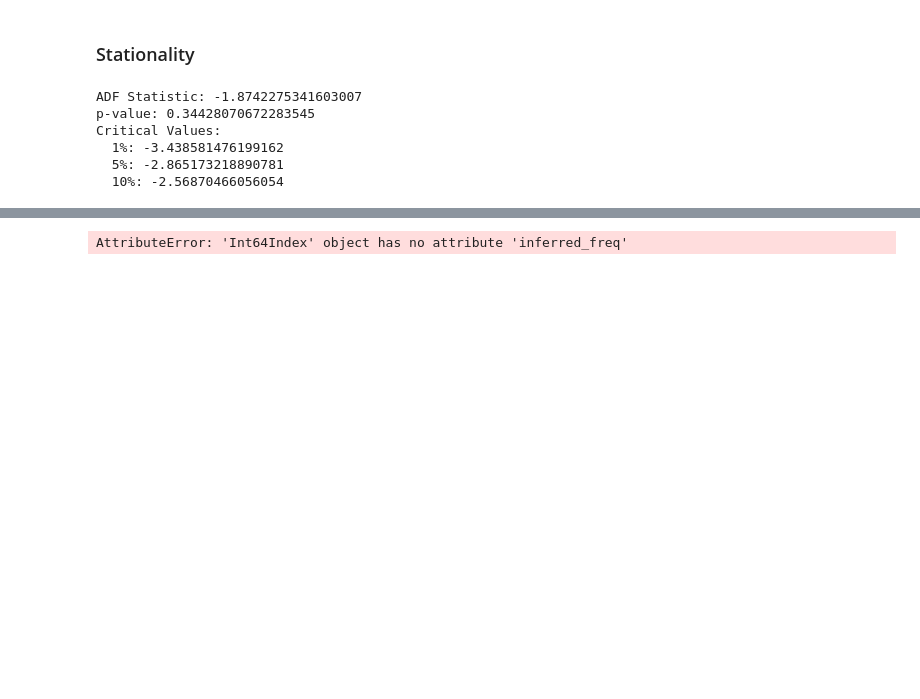
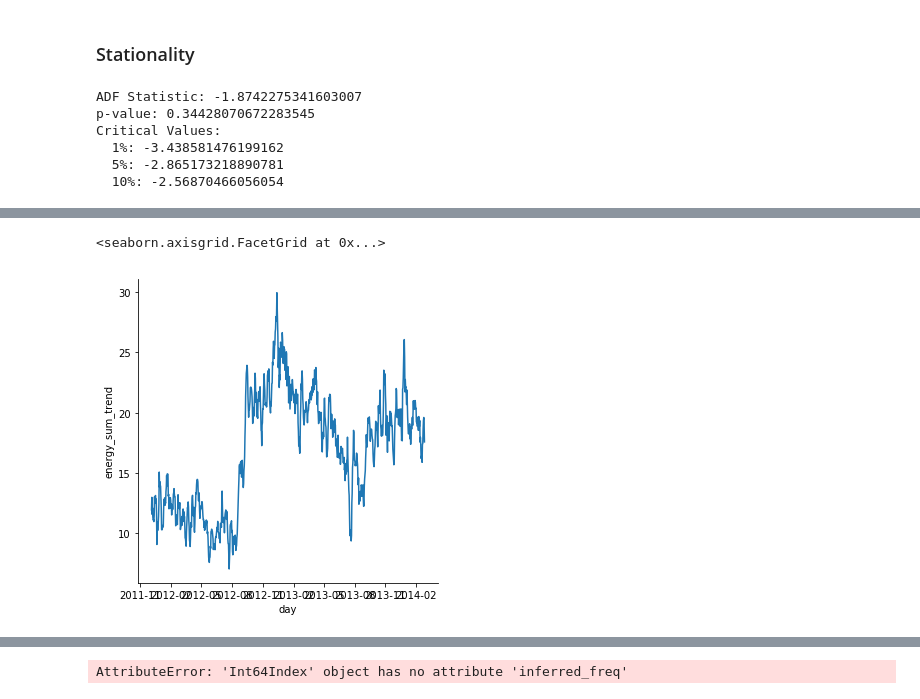
Before and after one commit to npendicott/london-forcast, a Jupyter notebook: modelng/exploratory_analysis.ipynb, the cells around one changed output, grey strips where cells are left out. Saved outputs shown, nothing was run; the diff lists cells and outputs as text; code cells hidden in the pictures; blank space fills up the shorter version.

```diff
--- a/modelng/exploratory_analysis.ipynb
+++ b/modelng/exploratory_analysis.ipynb
@@ -379,0 +420,10 @@ If I remember, these guys are NOT going down quickly enough to show that there I
+# %%
+sns.relplot(x='day',
+            y='energy_sum_trend',
+            #y='energy_median',
+            #y='energy_mean',
+            kind="line",
+            data=single_agg_usage)
+# %% [output]
+<seaborn.axisgrid.FacetGrid at 0x...>
+[figure, added]
```
Also changed, not shown: parts of 45 cells of this notebook.
